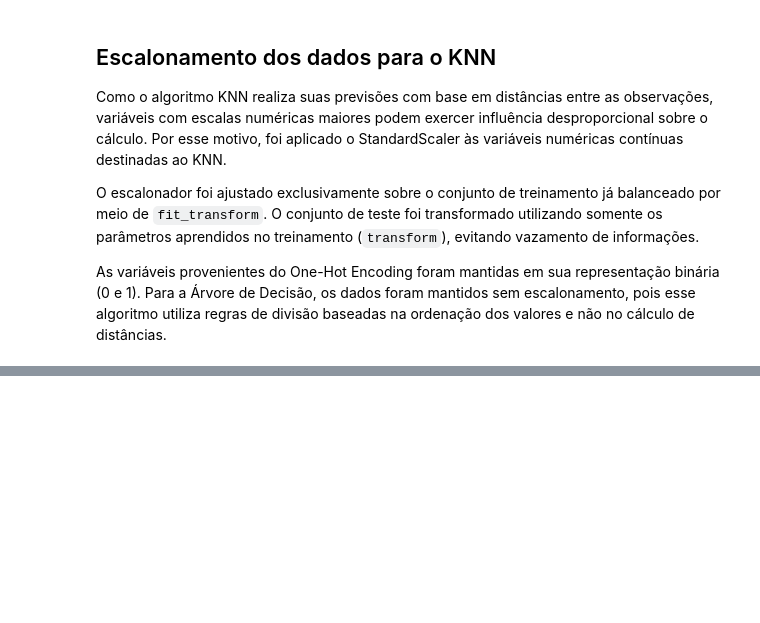
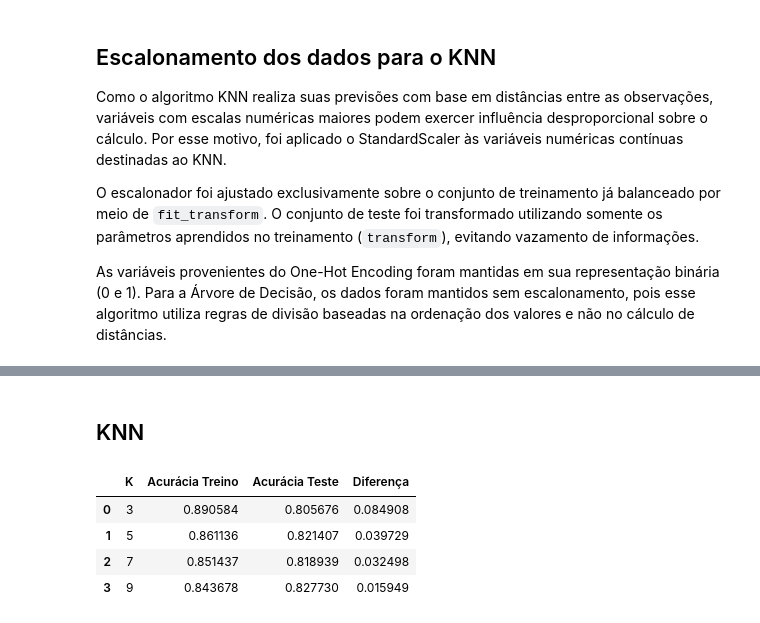
Before and after one commit to FCASSINI/Mini_projeto_avaliativo-02_SC_tech, a Jupyter notebook: notebook/01_eda_credit_risk.ipynb, the cells around one changed output, grey strips where cells are left out. Saved outputs shown, nothing was run; the diff lists cells and outputs as text; code cells hidden in the pictures; blank space fills up the shorter version.

```diff
--- a/notebook/01_eda_credit_risk.ipynb
+++ b/notebook/01_eda_credit_risk.ipynb
@@ -954,0 +981,50 @@ As variáveis provenientes do One-Hot Encoding foram mantidas em sua representa
+# %% [markdown]
+## KNN
+# %%
+from sklearn.neighbors import KNeighborsClassifier
+from sklearn.metrics import accuracy_score
+
+valores_k =[3,5,7,9]
+
+resultados_knn=[]
+
+for k in valores_k:
+    modelo_knn = KNeighborsClassifier(n_neighbors=k)
+
+    modelo_knn.fit(
+        X_train_knn,
+        y_train_knn
+    )
+
+    y_pred_train=modelo_knn.predict(X_train_knn)
+    y_pred_test=modelo_knn.predict(X_test_knn)
+
+    acuracia_treino = accuracy_score(
+        y_train_knn,
+        y_pred_train
+    )
+
+    acuracia_teste = accuracy_score(
+        y_test_knn,
+        y_pred_test
+    )
+
+    resultados_knn.append({
+        "K": k,
+        "Acurácia Treino": acuracia_treino,
+        "Acurácia Teste": acuracia_teste,
+        "Diferença": acuracia_treino - acuracia_teste
+    })
+
+    df_resultados_knn = pd.DataFrame(
+        resultados_knn
+    )
+
+
+df_resultados_knn
+# %% [output]
+|  | K | Acurácia Treino | Acurácia Teste | Diferença |
+| 0 | 3 | 0.890584 | 0.805676 | 0.084908 |
+| 1 | 5 | 0.861136 | 0.821407 | 0.039729 |
+| 2 | 7 | 0.851437 | 0.818939 | 0.032498 |
+| 3 | 9 | 0.843678 | 0.827730 | 0.015949 |
```
Also changed, not shown: parts of 10 cells of this notebook.
